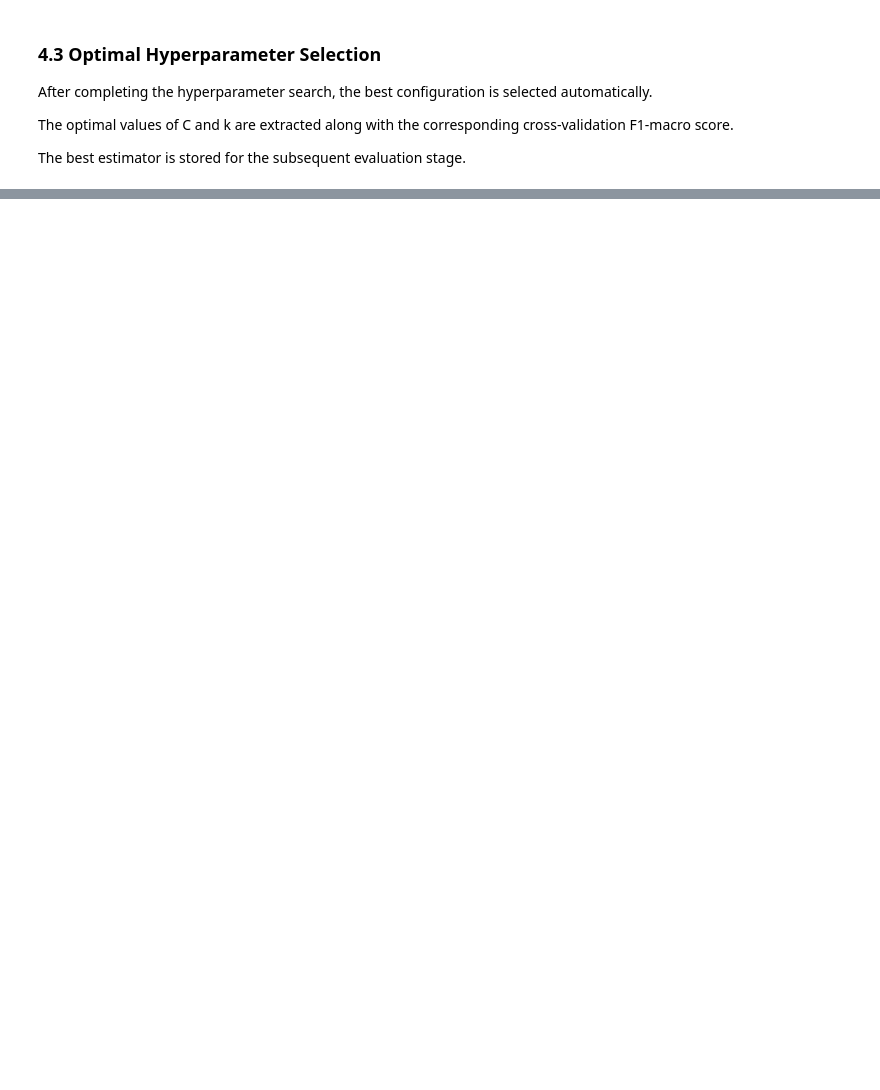
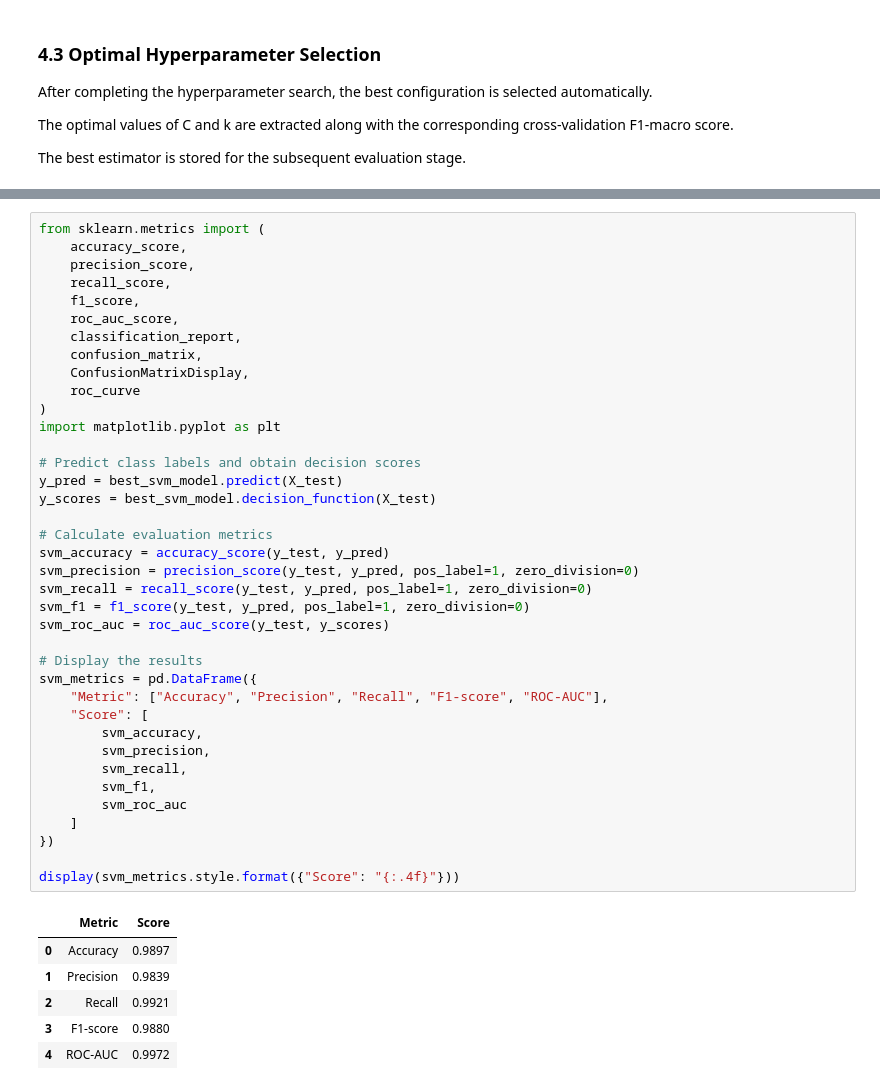
Before and after one commit to zakaria-tairari/adversarial-ml-security-framework, a Jupyter notebook: notebooks/02_baseline_models/02_svm_baseline.ipynb, the cells around one changed output, grey strips where cells are left out. Drawn from its saved outputs; the diff is of its cells as text; blank space fills up the shorter version.

```diff
--- a/notebooks/02_baseline_models/02_svm_baseline.ipynb
+++ b/notebooks/02_baseline_models/02_svm_baseline.ipynb
@@ -337,0 +332,45 @@ Best Cross-Validation F1-Macro:
+# %%
+from sklearn.metrics import (
+    accuracy_score,
+    precision_score,
+    recall_score,
+    f1_score,
+    roc_auc_score,
+    classification_report,
+    confusion_matrix,
+    ConfusionMatrixDisplay,
+    roc_curve
+)
+import matplotlib.pyplot as plt
+
+# Predict class labels and obtain decision scores
+y_pred = best_svm_model.predict(X_test)
+y_scores = best_svm_model.decision_function(X_test)
+
+# Calculate evaluation metrics
+svm_accuracy = accuracy_score(y_test, y_pred)
+svm_precision = precision_score(y_test, y_pred, pos_label=1, zero_division=0)
+svm_recall = recall_score(y_test, y_pred, pos_label=1, zero_division=0)
+svm_f1 = f1_score(y_test, y_pred, pos_label=1, zero_division=0)
+svm_roc_auc = roc_auc_score(y_test, y_scores)
+
+# Display the results
+svm_metrics = pd.DataFrame({
+    "Metric": ["Accuracy", "Precision", "Recall", "F1-score", "ROC-AUC"],
+    "Score": [
+        svm_accuracy,
+        svm_precision,
+        svm_recall,
+        svm_f1,
+        svm_roc_auc
+    ]
+})
+
+display(svm_metrics.style.format({"Score": "{:.4f}"}))
+# %% [output]
+|  | Metric | Score |
+| 0 | Accuracy | 0.9897 |
+| 1 | Precision | 0.9839 |
+| 2 | Recall | 0.9921 |
+| 3 | F1-score | 0.9880 |
+| 4 | ROC-AUC | 0.9972 |
```
Also changed, not shown: parts of 18 cells of this notebook.
